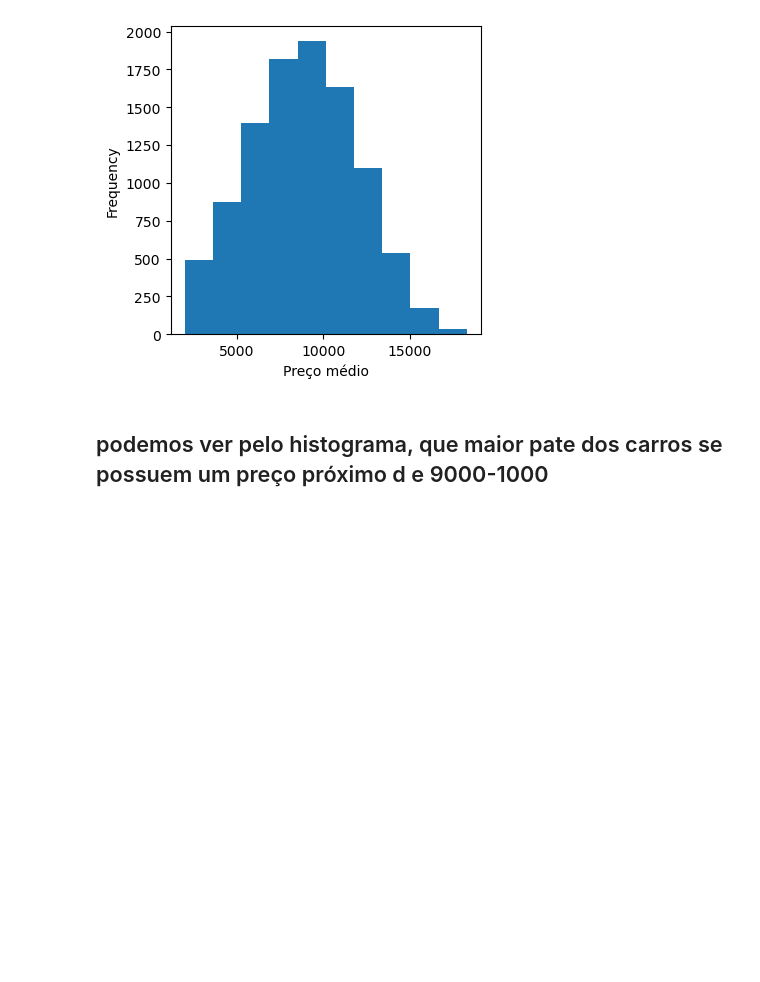
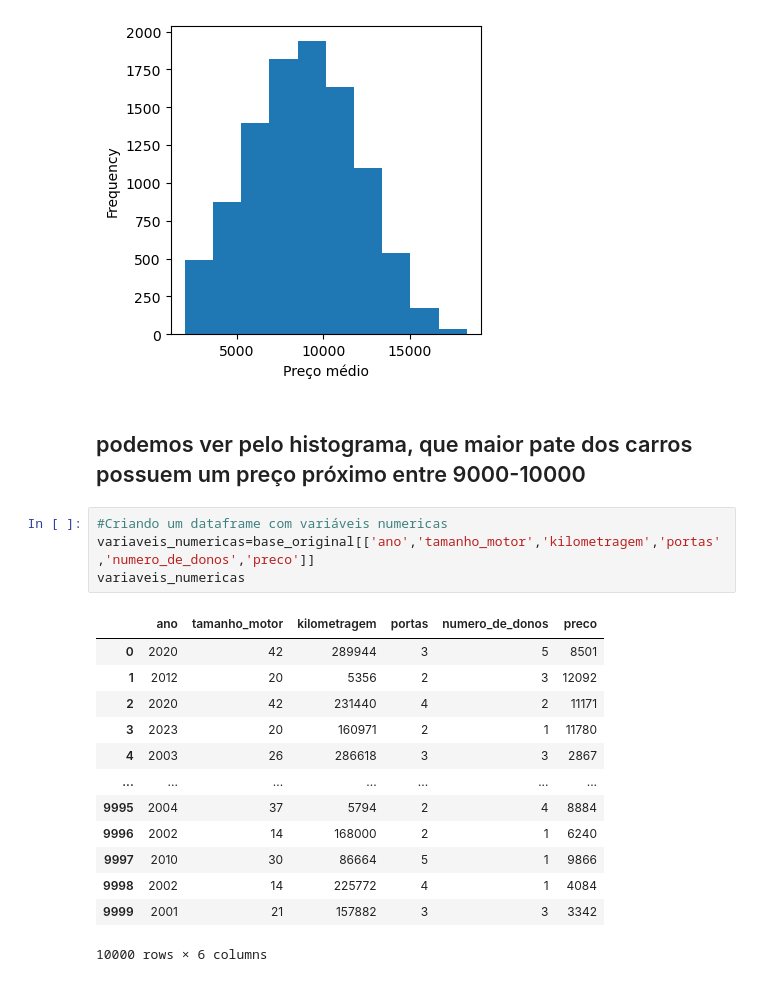
Before and after one commit to andreysousar/price-car, a Jupyter notebook: Car pricing.ipynb, the cells around one changed output. Cells and saved outputs as stored; diff of their text form; blank space fills up the shorter version.

```diff
--- a/Car pricing.ipynb
+++ b/Car pricing.ipynb
@@ -104,4 +104,22 @@ ax.set_xlabel("Preço médio")
 Text(0.5, 0, 'Preço médio')
 [figure]
 # %% [markdown]
-## podemos ver pelo histograma, que maior pate dos carros se possuem um preço próximo d e 9000-1000
+## podemos ver pelo histograma, que maior pate dos carros possuem um preço próximo entre 9000-10000
+# %%
+#Criando um dataframe com variáveis numericas
+variaveis_numericas=base_original[['ano','tamanho_motor','kilometragem','portas','numero_de_donos','preco']]
+variaveis_numericas
+# %% [output]
+|  | ano | tamanho_motor | kilometragem | portas | numero_de_donos | preco |
+| 0 | 2020 | 42 | 289944 | 3 | 5 | 8501 |
+| 1 | 2012 | 20 | 5356 | 2 | 3 | 12092 |
+| 2 | 2020 | 42 | 231440 | 4 | 2 | 11171 |
+| 3 | 2023 | 20 | 160971 | 2 | 1 | 11780 |
+| 4 | 2003 | 26 | 286618 | 3 | 3 | 2867 |
+| ... | ... | ... | ... | ... | ... | ... |
+| 9995 | 2004 | 37 | 5794 | 2 | 4 | 8884 |
+| 9996 | 2002 | 14 | 168000 | 2 | 1 | 6240 |
+| 9997 | 2010 | 30 | 86664 | 5 | 1 | 9866 |
+| 9998 | 2002 | 14 | 225772 | 4 | 1 | 4084 |
+| 9999 | 2001 | 21 | 157882 | 3 | 3 | 3342 |
+10000 rows × 6 columns
```
Also changed, not shown: parts of 3 cells of this notebook.
